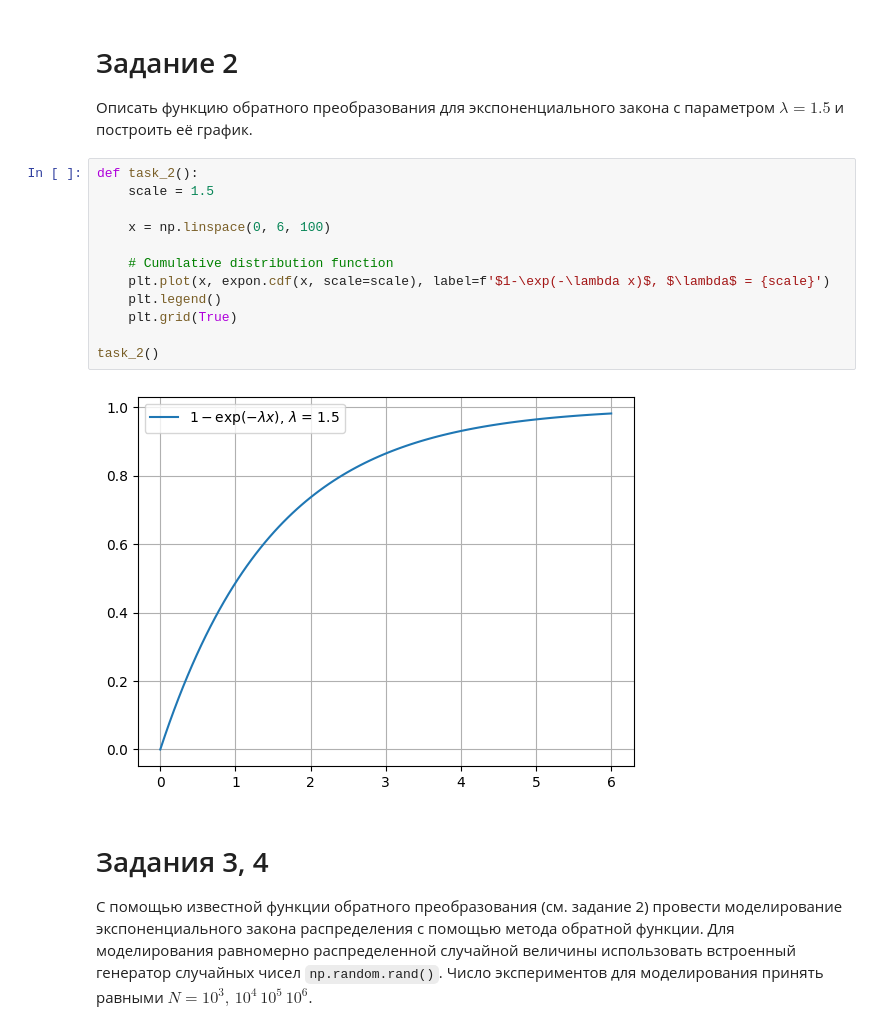
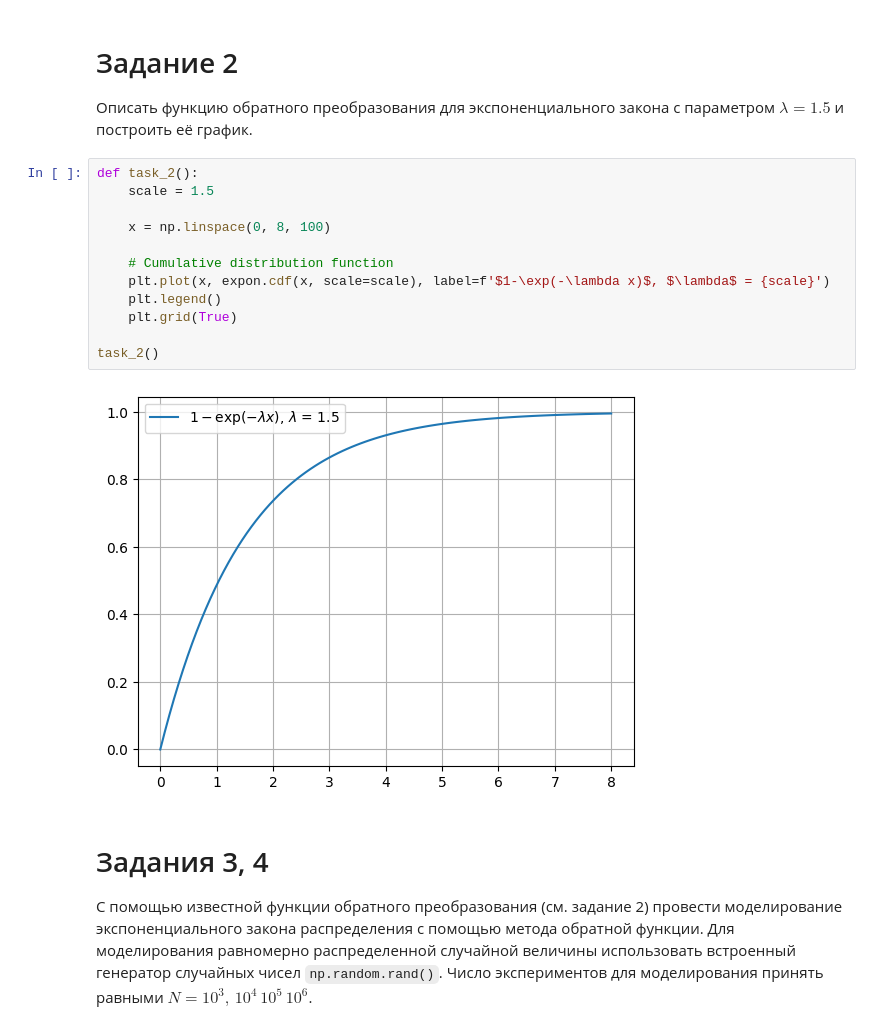
Before and after one commit to ValeryVerkhoturov/systems-modeling, a Jupyter notebook: практика 4/practice 4.ipynb, the cells around one changed output. Saved outputs shown, nothing was run; the diff lists cells and outputs as text.

Commit message:
Increase plot x linspace in practice 4

```diff
--- a/практика 4/practice 4.ipynb
+++ b/практика 4/practice 4.ipynb
@@ -35,17 +35,17 @@ task_1()
 # %%
 def task_2():
     scale = 1.5
 
-    x = np.linspace(0, 6, 100)
+    x = np.linspace(0, 8, 100)
 
     # Cumulative distribution function
     plt.plot(x, expon.cdf(x, scale=scale), label=f'$1-\exp(-\lambda x)$, $\lambda$ = {scale}')
     plt.legend()
     plt.grid(True)
 
 task_2()
 # %% [output]
-[figure, old version]
+[figure, new version]
 # %% [markdown]
 # Задания 3, 4
 
```
Also changed, not shown: parts of 1 cell of this notebook, 1 other file.
